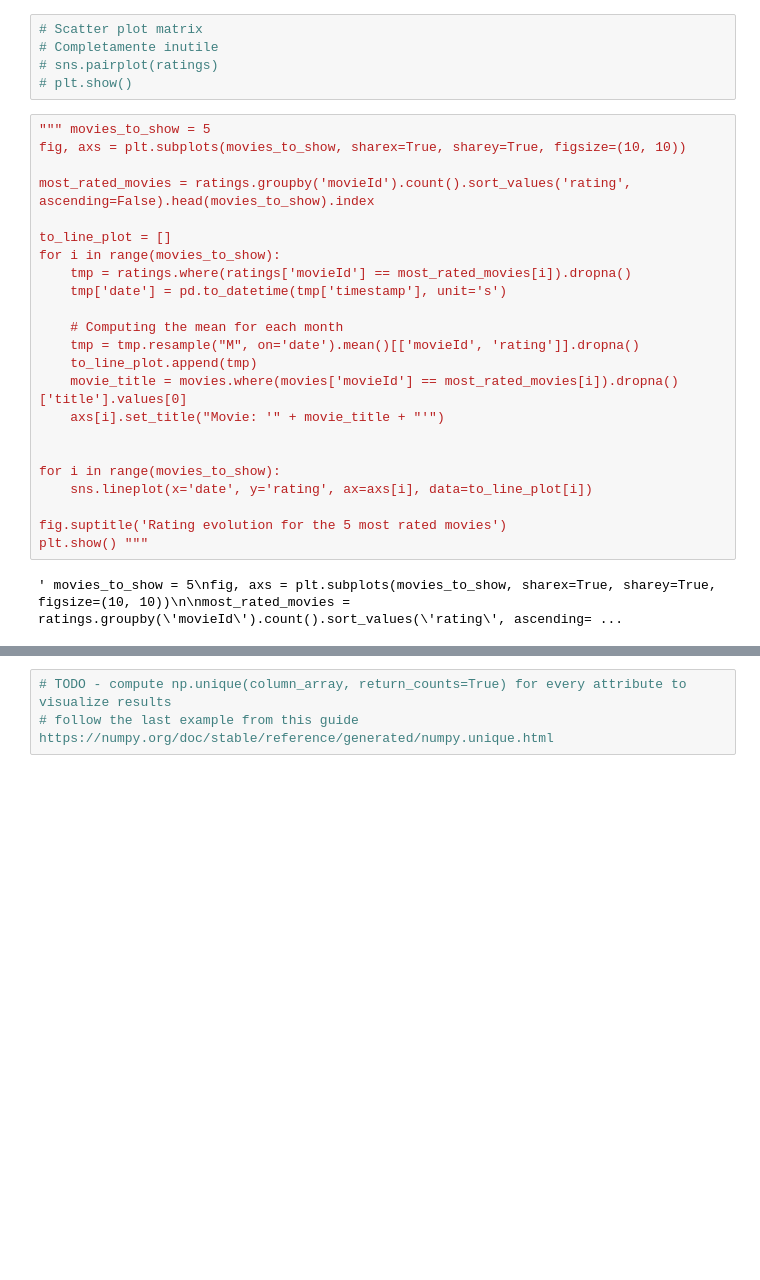
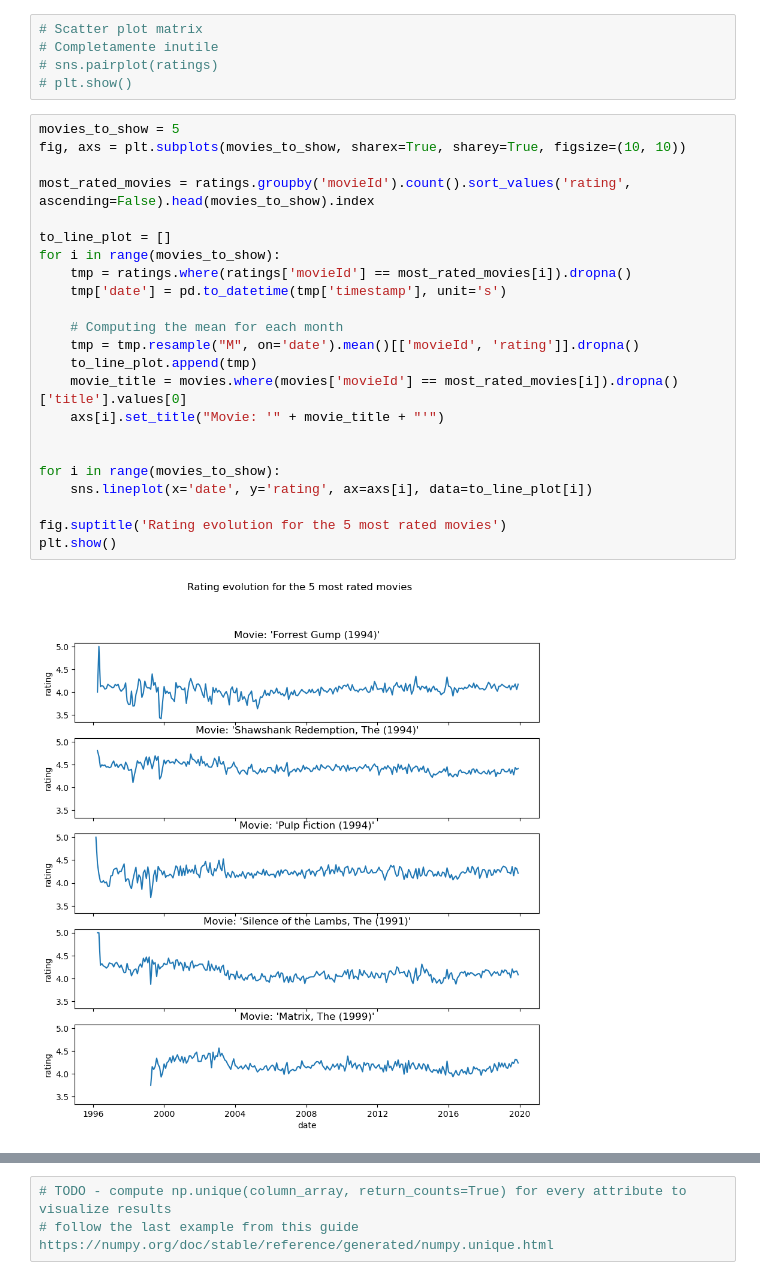
Before and after one commit to nicolopizzo/data-analytics, a Jupyter notebook: analysis.ipynb, the cells around one changed output, grey strips where cells are left out. Cells and saved outputs as stored; diff of their text form; blank space fills up the shorter version.

Commit message:
added graphics

```diff
--- a/analysis.ipynb
+++ b/analysis.ipynb
@@ -173,28 +174,28 @@ plt.show() """
 # sns.pairplot(ratings)
 # plt.show()
 # %%
-""" movies_to_show = 5
+movies_to_show = 5
 fig, axs = plt.subplots(movies_to_show, sharex=True, sharey=True, figsize=(10, 10))
 
 most_rated_movies = ratings.groupby('movieId').count().sort_values('rating', ascending=False).head(movies_to_show).index
 
 to_line_plot = []
 for i in range(movies_to_show):
     tmp = ratings.where(ratings['movieId'] == most_rated_movies[i]).dropna()
     tmp['date'] = pd.to_datetime(tmp['timestamp'], unit='s')
 
     # Computing the mean for each month
     tmp = tmp.resample("M", on='date').mean()[['movieId', 'rating']].dropna()
     to_line_plot.append(tmp)
     movie_title = movies.where(movies['movieId'] == most_rated_movies[i]).dropna()['title'].values[0]
     axs[i].set_title("Movie: '" + movie_title + "'")
 
 
 for i in range(movies_to_show):
     sns.lineplot(x='date', y='rating', ax=axs[i], data=to_line_plot[i])
 
 fig.suptitle('Rating evolution for the 5 most rated movies')
-plt.show() """
+plt.show()
 # %% [output]
-' movies_to_show = 5\nfig, axs = plt.subplots(movies_to_show, sharex=True, sharey=True, figsize=(10, 10))\n\nmost_rated_movies = ratings.groupby(\'movieId\').count().sort_values(\'rating\', ascending= ...
+[figure, added]
 # %%
```
Also changed, not shown: parts of 20 cells of this notebook.
